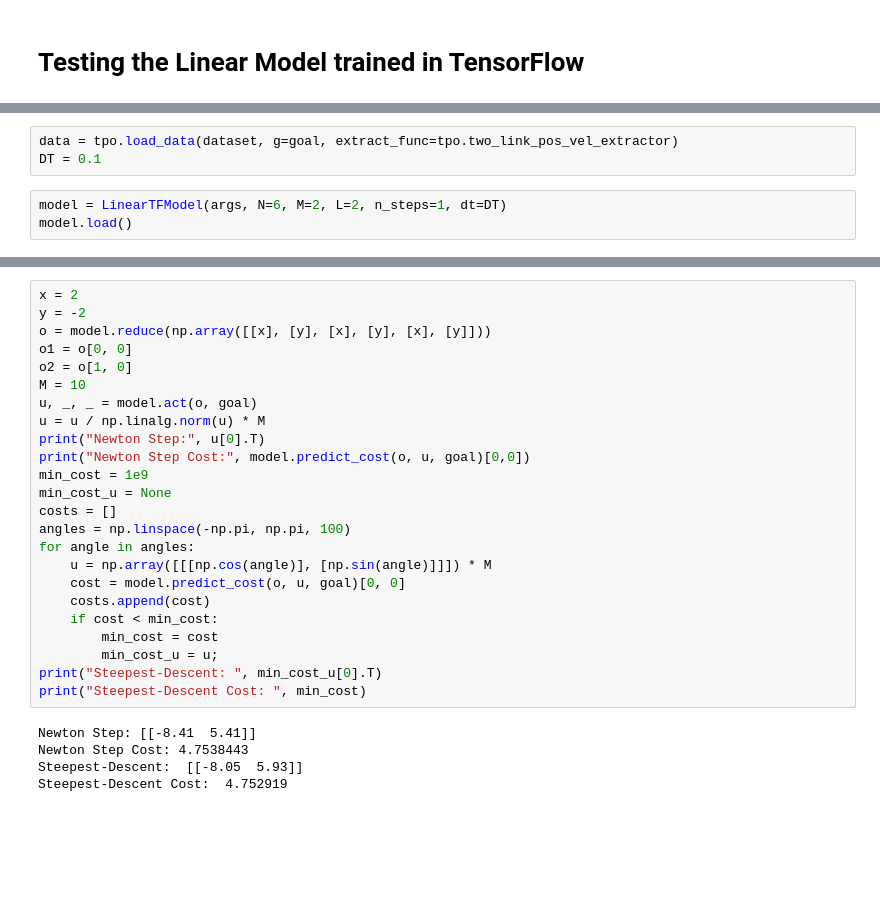
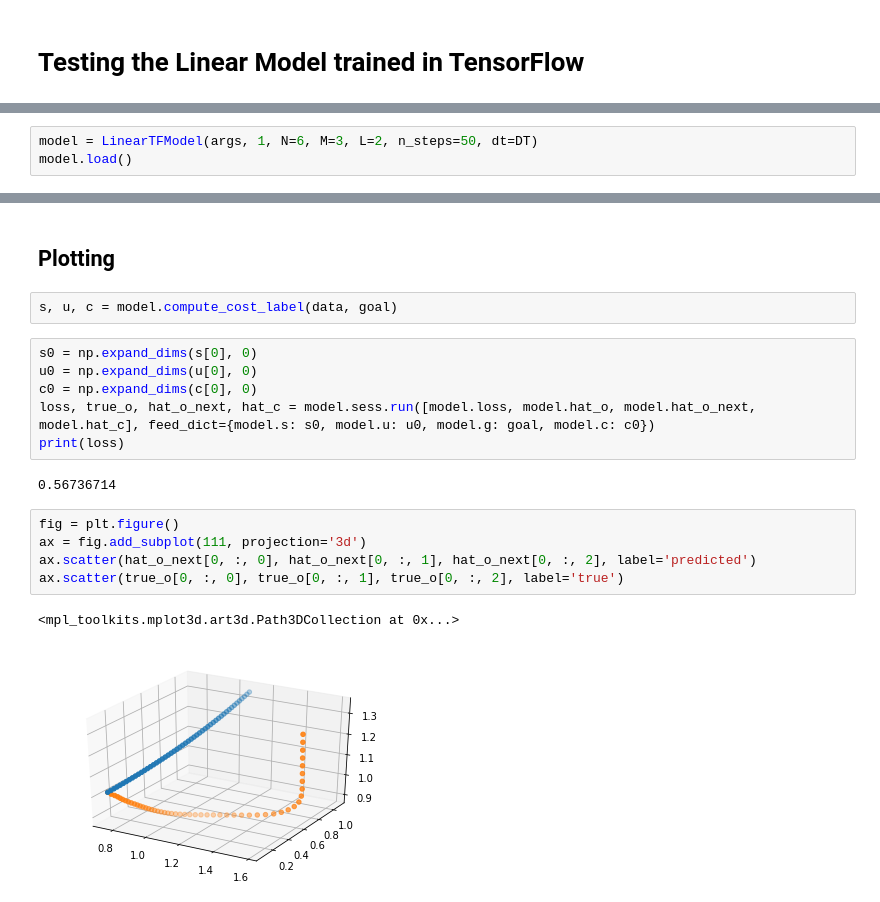
Before and after one commit to UM-ARM-Lab/unreliable-deform-manipulation, a Jupyter notebook: link_bot_notebooks/src/link_bot_notebooks/Linear TF Testing.ipynb, the cells around one changed output, grey strips where cells are left out. Drawn from its saved outputs; the diff is of its cells as text; blank space fills up the shorter version.

```diff
--- a/link_bot_notebooks/src/link_bot_notebooks/Linear TF Testing.ipynb
+++ b/link_bot_notebooks/src/link_bot_notebooks/Linear TF Testing.ipynb
@@ -21,7 +16,4 @@ print(test_x_data.shape)
-# %%
-data = tpo.load_data(dataset, g=goal, extract_func=tpo.two_link_pos_vel_extractor)
-DT = 0.1
 # %%
-model = LinearTFModel(args, N=6, M=2, L=2, n_steps=1, dt=DT)
+model = LinearTFModel(args, 1, N=6, M=3, L=2, n_steps=50, dt=DT)
 model.load()
 # %% [output]
@@ -212,29 +24,20 @@ plt.axis("equal");
-# %%
-x = 2
-y = -2
-o = model.reduce(np.array([[x], [y], [x], [y], [x], [y]]))
-o1 = o[0, 0]
-o2 = o[1, 0]
-M = 10
-u, _, _ = model.act(o, goal)
-u = u / np.linalg.norm(u) * M
-print("Newton Step:", u[0].T)
-print("Newton Step Cost:", model.predict_cost(o, u, goal)[0,0])
-min_cost = 1e9
-min_cost_u = None
-costs = []
-angles = np.linspace(-np.pi, np.pi, 100)
-for angle in angles:
-    u = np.array([[[np.cos(angle)], [np.sin(angle)]]]) * M
-    cost = model.predict_cost(o, u, goal)[0, 0]
-    costs.append(cost)
-    if cost < min_cost:
-        min_cost = cost
-        min_cost_u = u;
-print("Steepest-Descent: ", min_cost_u[0].T)
-print("Steepest-Descent Cost: ", min_cost)
-# %% [output]
-Newton Step: [[-8.41  5.41]]
-Newton Step Cost: 4.7538443
-Steepest-Descent:  [[-8.05  5.93]]
-Steepest-Descent Cost:  4.752919
+# %% [markdown]
+## Plotting
+# %%
+s, u, c = model.compute_cost_label(data, goal)
+# %%
+s0 = np.expand_dims(s[0], 0)
+u0 = np.expand_dims(u[0], 0)
+c0 = np.expand_dims(c[0], 0)
+loss, true_o, hat_o_next, hat_c = model.sess.run([model.loss, model.hat_o, model.hat_o_next, model.hat_c], feed_dict={model.s: s0, model.u: u0, model.g: goal, model.c: c0})
+print(loss)
+# %% [output]
+0.56736714
+# %%
+fig = plt.figure()
+ax = fig.add_subplot(111, projection='3d')
+ax.scatter(hat_o_next[0, :, 0], hat_o_next[0, :, 1], hat_o_next[0, :, 2], label='predicted')
+ax.scatter(true_o[0, :, 0], true_o[0, :, 1], true_o[0, :, 2], label='true')
+# %% [output]
+<mpl_toolkits.mplot3d.art3d.Path3DCollection at 0x...>
+[figure, added]
```
Also changed, not shown: parts of 16 cells of this notebook, 15 other files.
